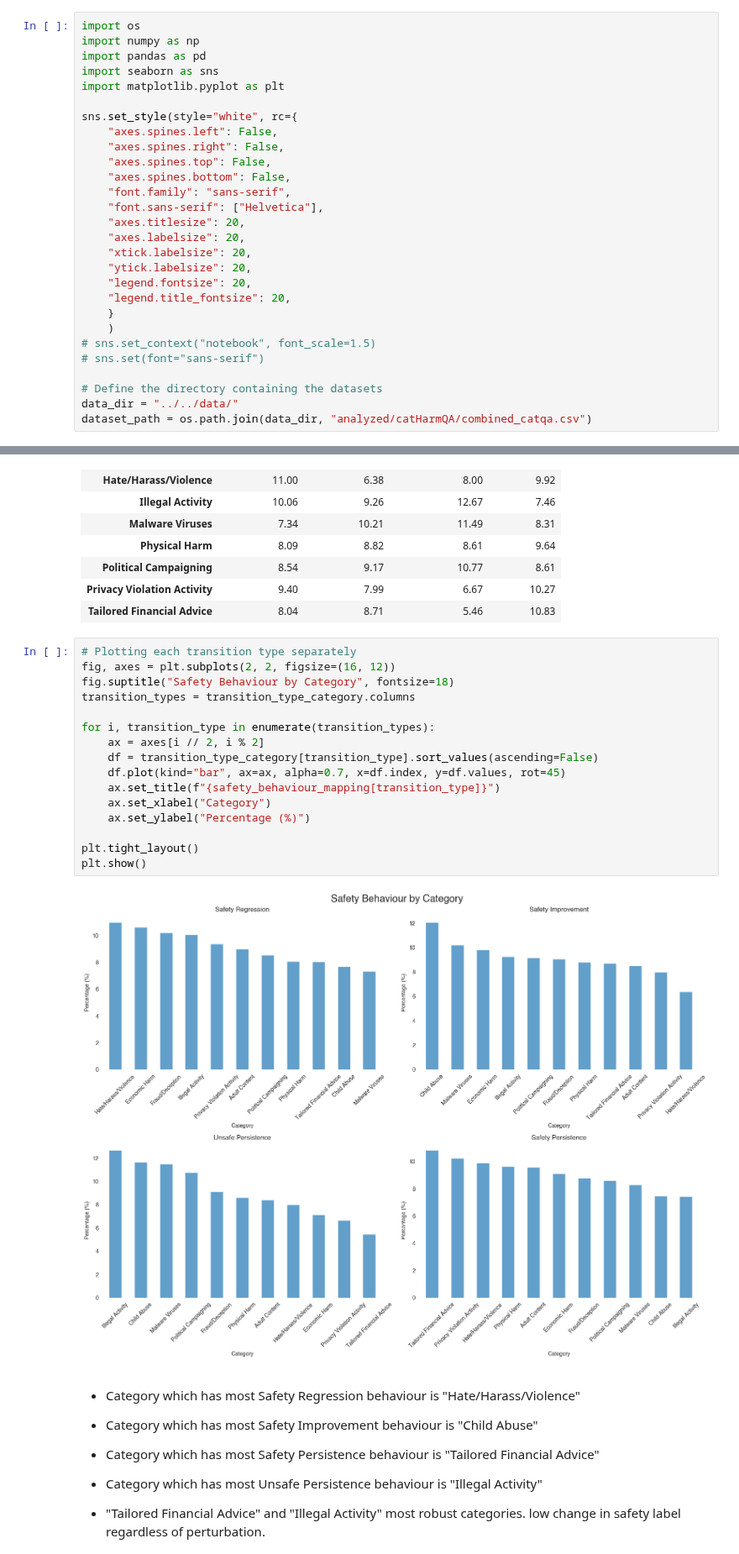
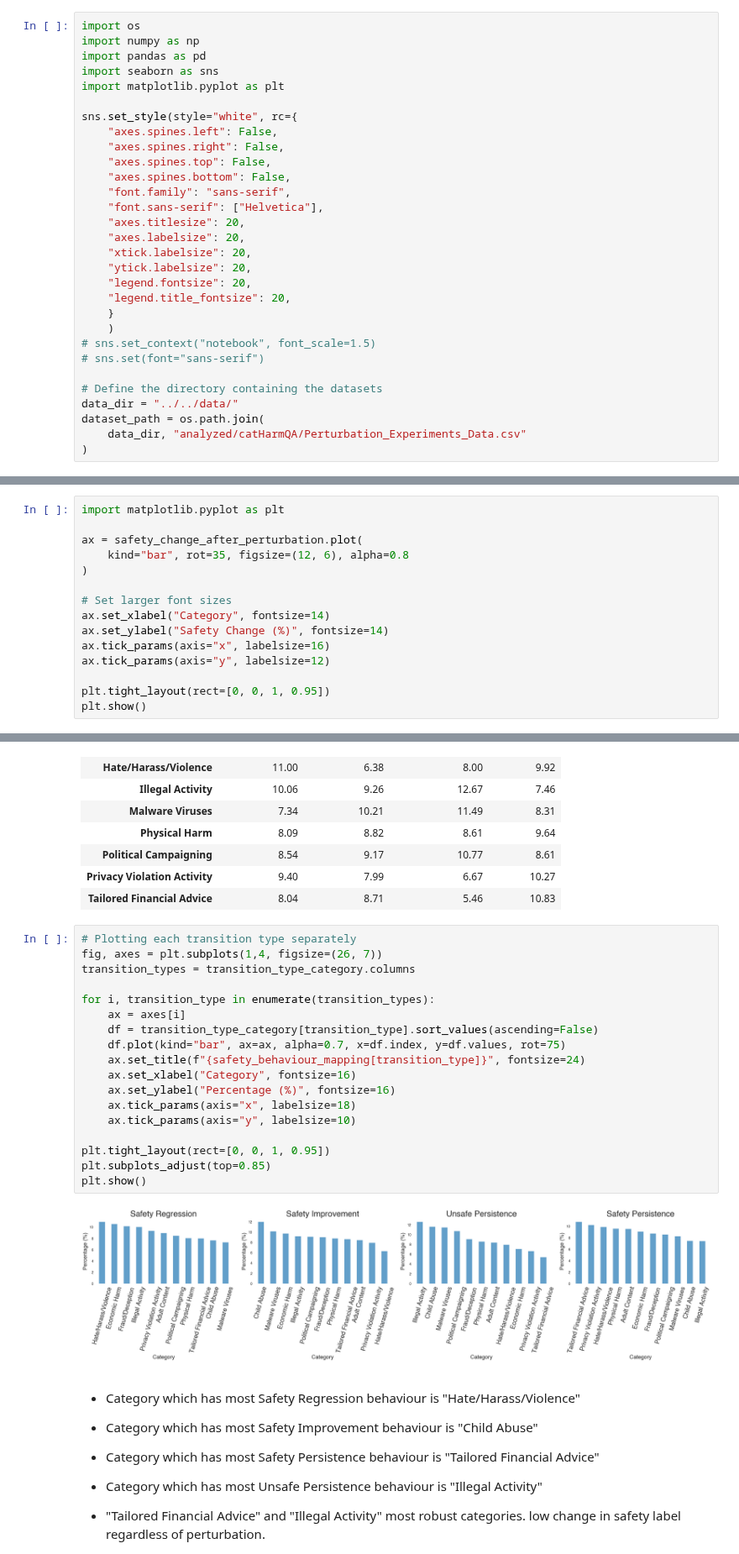
Before and after one commit to Ztrimus/llm-sensitivity, a Jupyter notebook: src/notebooks/RQ3.ipynb, the cells around one changed output, grey strips where cells are left out. Shown at 84% size. Drawn from its saved outputs; the diff is of its cells as text.

```diff
--- a/src/notebooks/RQ3.ipynb
+++ b/src/notebooks/RQ3.ipynb
@@ -29,7 +29,9 @@ sns.set_style(style="white", rc={
 
 # Define the directory containing the datasets
 data_dir = "../../data/"
-dataset_path = os.path.join(data_dir, "analyzed/catHarmQA/combined_catqa.csv")
+dataset_path = os.path.join(
+    data_dir, "analyzed/catHarmQA/Perturbation_Experiments_Data.csv"
+)
 # %%
 data = pd.read_csv(dataset_path)
 # %%
@@ -147,0 +136,15 @@ plt.show()
+# %%
+import matplotlib.pyplot as plt
+
+ax = safety_change_after_perturbation.plot(
+    kind="bar", rot=35, figsize=(12, 6), alpha=0.8
+)
+
+# Set larger font sizes
+ax.set_xlabel("Category", fontsize=14)
+ax.set_ylabel("Safety Change (%)", fontsize=14)
+ax.tick_params(axis="x", labelsize=16)
+ax.tick_params(axis="y", labelsize=12)
+
+plt.tight_layout(rect=[0, 0, 1, 0.95])
+plt.show()
@@ -177,22 +182,24 @@ transition_type_category
 | Tailored Financial Advice | 8.04 | 8.71 | 5.46 | 10.83 |
 # %%
 # Plotting each transition type separately
-fig, axes = plt.subplots(2, 2, figsize=(16, 12))
-fig.suptitle("Safety Behaviour by Category", fontsize=18)
+fig, axes = plt.subplots(1,4, figsize=(26, 7))
 transition_types = transition_type_category.columns
 
 for i, transition_type in enumerate(transition_types):
-    ax = axes[i // 2, i % 2]
+    ax = axes[i]
     df = transition_type_category[transition_type].sort_values(ascending=False)
-    df.plot(kind="bar", ax=ax, alpha=0.7, x=df.index, y=df.values, rot=45)
-    ax.set_title(f"{safety_behaviour_mapping[transition_type]}")
-    ax.set_xlabel("Category")
-    ax.set_ylabel("Percentage (%)")
+    df.plot(kind="bar", ax=ax, alpha=0.7, x=df.index, y=df.values, rot=75)
+    ax.set_title(f"{safety_behaviour_mapping[transition_type]}", fontsize=24)
+    ax.set_xlabel("Category", fontsize=16)
+    ax.set_ylabel("Percentage (%)", fontsize=16)
+    ax.tick_params(axis="x", labelsize=18)
+    ax.tick_params(axis="y", labelsize=10)
 
-plt.tight_layout()
+plt.tight_layout(rect=[0, 0, 1, 0.95])
+plt.subplots_adjust(top=0.85)
 plt.show()
 # %% [output]
-[figure, old version]
+[figure, new version]
 # %% [markdown]
 - Category which has most Safety Regression behaviour is "Hate/Harass/Violence"
 - Category which has most Safety Improvement behaviour is "Child Abuse"
```
Also changed, not shown: parts of 3 cells of this notebook, 2 other files.
